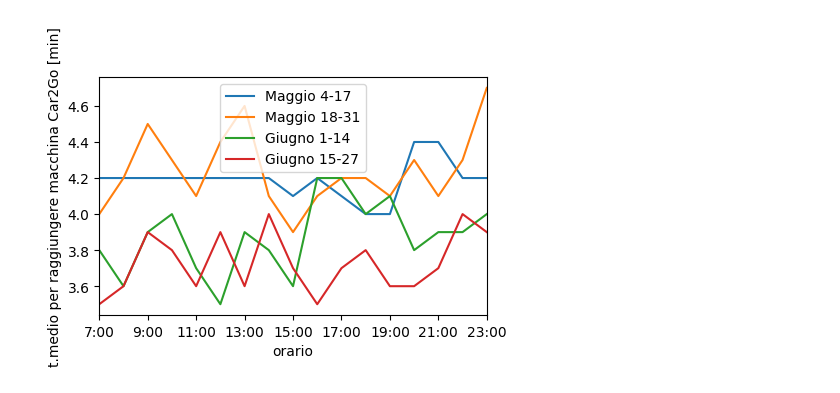
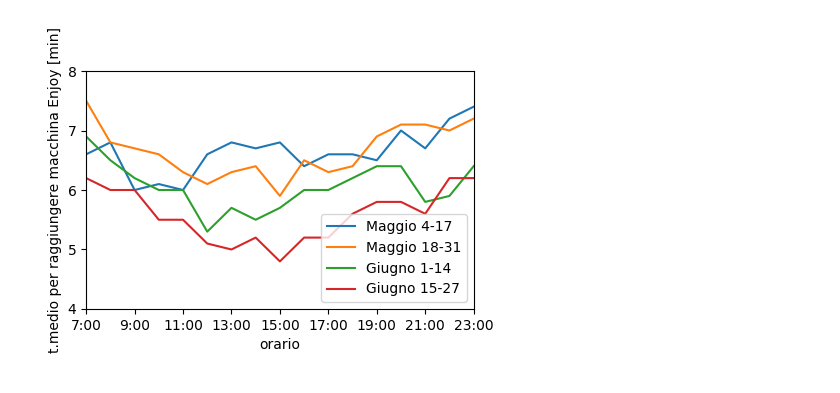
Before and after one commit to mmastrapasqua7/kowalskianalysis, a Jupyter notebook: jupyter/04_TempoMedioPerRaggiungereMacchinaCarSharing.ipynb, the cells around one changed output. Saved outputs shown, nothing was run; the diff lists cells and outputs as text; code cells hidden in the pictures.

```diff
--- a/jupyter/04_TempoMedioPerRaggiungereMacchinaCarSharing.ipynb
+++ b/jupyter/04_TempoMedioPerRaggiungereMacchinaCarSharing.ipynb
@@ -63,21 +63,22 @@ def tmedio_macchina_week(df, mezzo):
     return pd.DataFrame(array, index=myindex, columns=['[2, 4) km', '[4, 6) km', '[6, 10) km']).round(2)
 # %%
 lst = [
-    tmedio_macchina_giorno(tragitti[(tragitti['Month'] == 5) & tragitti['Day'].between(4, 17)], 'Car2Go'),
-    tmedio_macchina_giorno(tragitti[(tragitti['Month'] == 5) & tragitti['Day'].between(18, 31)], 'Car2Go'),
-    tmedio_macchina_giorno(tragitti[(tragitti['Month'] == 6) & tragitti['Day'].between(1, 14)], 'Car2Go'),
-    tmedio_macchina_giorno(tragitti[(tragitti['Month'] == 6) & tragitti['Day'].between(15, 27)], 'Car2Go')]
+    tmedio_macchina_giorno(tragitti[(tragitti['Month'] == 5) & tragitti['Day'].between(4, 17)], 'Enjoy'),
+    tmedio_macchina_giorno(tragitti[(tragitti['Month'] == 5) & tragitti['Day'].between(18, 31)], 'Enjoy'),
+    tmedio_macchina_giorno(tragitti[(tragitti['Month'] == 6) & tragitti['Day'].between(1, 14)], 'Enjoy'),
+    tmedio_macchina_giorno(tragitti[(tragitti['Month'] == 6) & tragitti['Day'].between(15, 27)], 'Enjoy')]
 
 array = np.array(lst).T
 
 confronto_vmedie_week_by_week = pd.DataFrame(
     array,
     index=myindex,
     columns=['Maggio 4-17', 'Maggio 18-31', 'Giugno 1-14', 'Giugno 15-27']).round(decimals=1)
 
 confronto_vmedie_week_by_week.plot()
+plt.yticks(range(4, 9))
 plt.xlabel('orario')
-plt.ylabel('t.medio per raggiungere macchina Car2Go [min]')
+plt.ylabel('t.medio per raggiungere macchina Enjoy [min]')
 plt.show()
 # %% [output]
-[figure, old version]
+[figure, new version]
```
Also changed, not shown: parts of 3 cells of this notebook, 9 other files.
